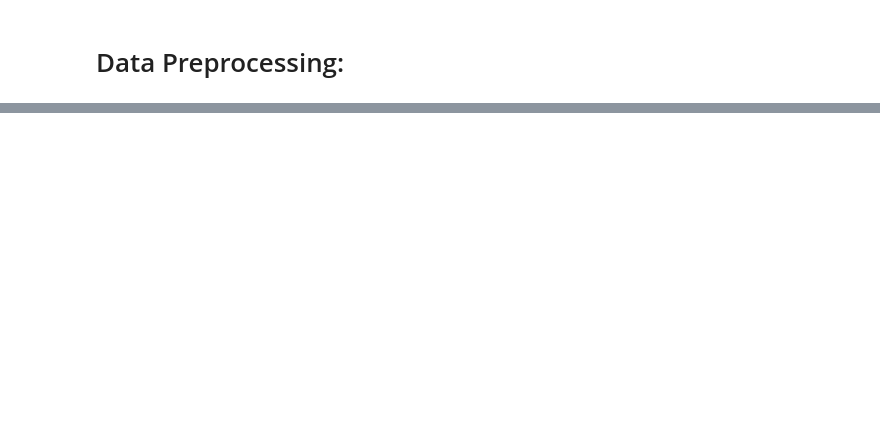
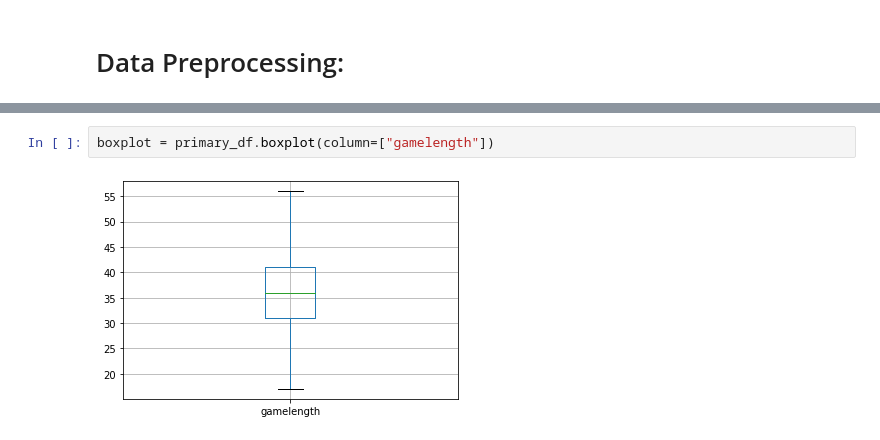
Before and after one commit to MoistRock1743/E-Sports-Data-Mining, a Jupyter notebook: Project.ipynb, the cells around one changed output, grey strips where cells are left out. Cells and saved outputs as stored; diff of their text form; blank space fills up the shorter version.

```diff
--- a/Project.ipynb
+++ b/Project.ipynb
@@ -214,0 +317,4 @@ print(df[['Address', 'bKills', 'rKills']])
+# %%
+boxplot = primary_df.boxplot(column=["gamelength"])
+# %% [output]
+[figure, added]
```
Also changed, not shown: parts of 52 cells of this notebook.
